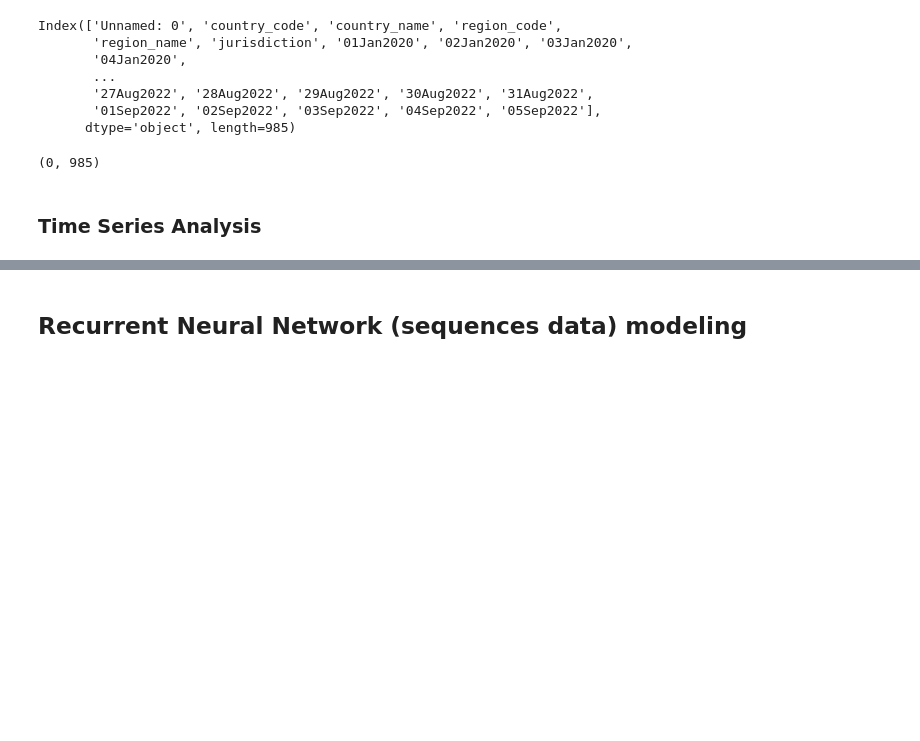
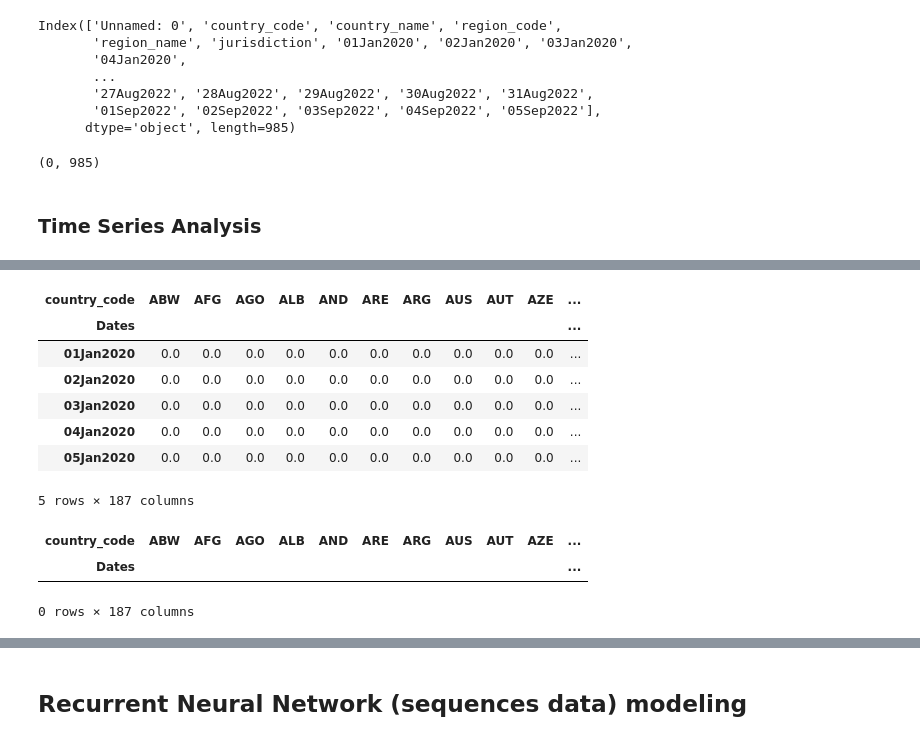
Before and after one commit to tekadata/covid_time_series_prediction, a Jupyter notebook: notebooks/EDA_RNN_TeKa.ipynb, the cells around one changed output, grey strips where cells are left out. Drawn from its saved outputs; the diff is of its cells as text; code cells hidden in the pictures; blank space fills up the shorter version.

```diff
--- a/notebooks/EDA_RNN_TeKa.ipynb
+++ b/notebooks/EDA_RNN_TeKa.ipynb
@@ -250,0 +253,18 @@ ts_cases = ts_cases.fillna(0)
+# %%
+ts_cases = ts_cases.transpose()
+ts_cases.head()
+# %% [output]
+| country_code | ABW | AFG | AGO | ALB | AND | ARE | ARG | AUS | AUT | AZE | ... |
+| Dates |  |  |  |  |  |  |  |  |  |  | ... |
+| 01Jan2020 | 0.0 | 0.0 | 0.0 | 0.0 | 0.0 | 0.0 | 0.0 | 0.0 | 0.0 | 0.0 | ... |
+| 02Jan2020 | 0.0 | 0.0 | 0.0 | 0.0 | 0.0 | 0.0 | 0.0 | 0.0 | 0.0 | 0.0 | ... |
+| 03Jan2020 | 0.0 | 0.0 | 0.0 | 0.0 | 0.0 | 0.0 | 0.0 | 0.0 | 0.0 | 0.0 | ... |
+| 04Jan2020 | 0.0 | 0.0 | 0.0 | 0.0 | 0.0 | 0.0 | 0.0 | 0.0 | 0.0 | 0.0 | ... |
+| 05Jan2020 | 0.0 | 0.0 | 0.0 | 0.0 | 0.0 | 0.0 | 0.0 | 0.0 | 0.0 | 0.0 | ... |
+5 rows × 187 columns
+# %%
+ts_cases.shape
+# %% [output]
+| country_code | ABW | AFG | AGO | ALB | AND | ARE | ARG | AUS | AUT | AZE | ... |
+| Dates |  |  |  |  |  |  |  |  |  |  | ... |
+0 rows × 187 columns
```
Also changed, not shown: parts of 38 cells of this notebook, 1 other file.
